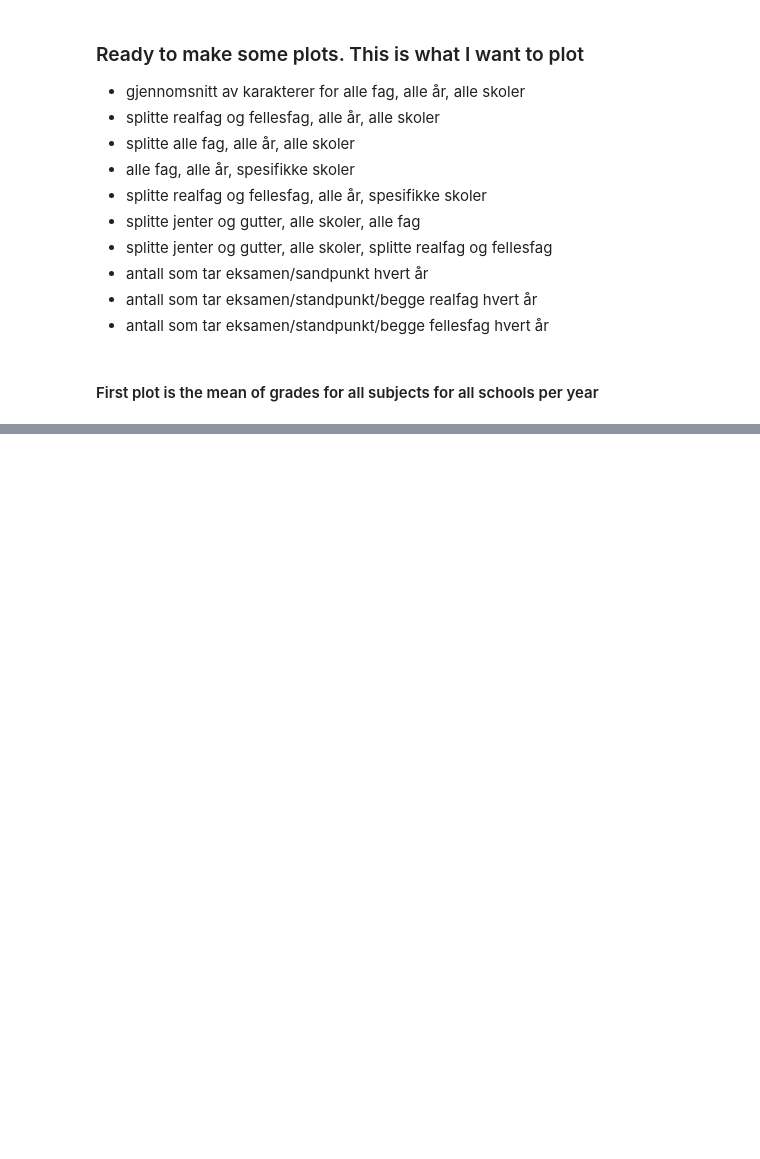
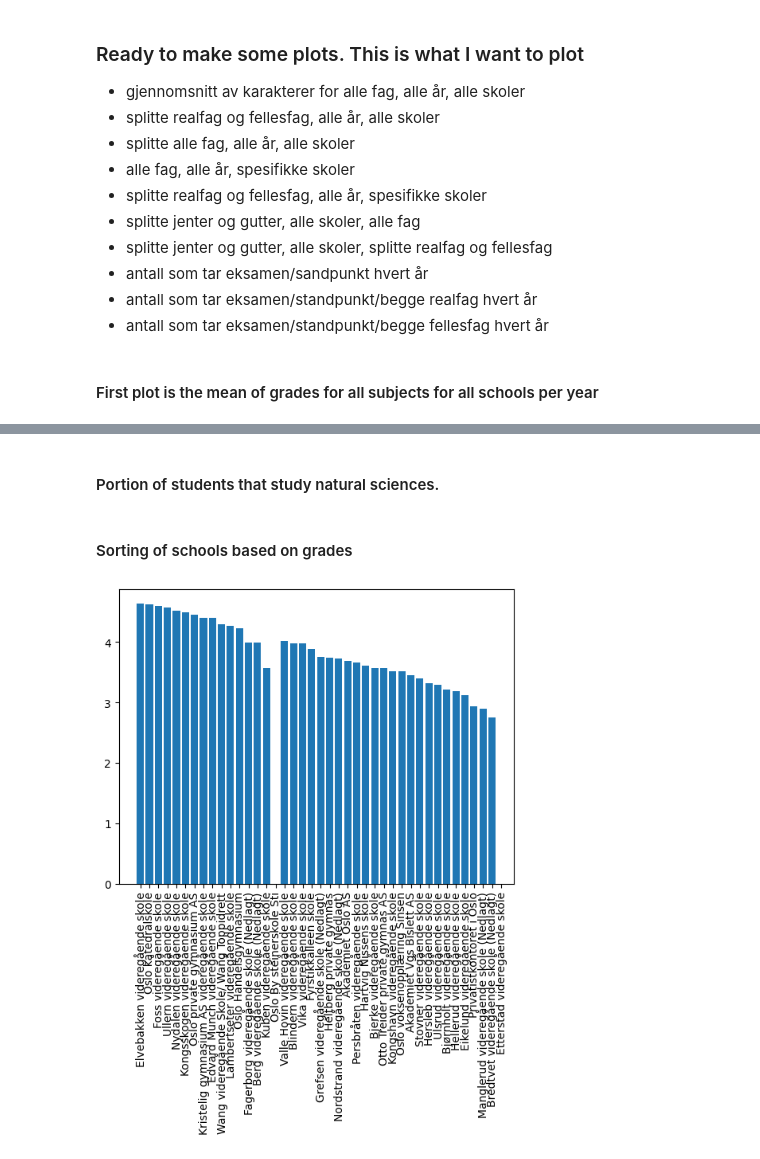
Before and after one commit to kajassandnes/high_school_grades, a Jupyter notebook: analysis_.ipynb, the cells around one changed output, grey strips where cells are left out. Drawn from its saved outputs; the diff is of its cells as text; code cells hidden in the pictures; blank space fills up the shorter version.

```diff
--- a/analysis_.ipynb
+++ b/analysis_.ipynb
@@ -343,0 +452,25 @@ plt.show()
+# %% [markdown]
+#### Portion of students that study natural sciences.
+# %% [markdown]
+#### Sorting of schools based on grades
+# %%
+schools = oslo_data["Skolenavn"].unique().tolist()
+schools.pop(0) # removing "alle skoler"
+
+sk = [c for c in oslo_data.columns if ".SK" in c and ".AK" in c] # sk=snittkarakter
+ae_sk = [c for c in oslo_data.columns if ".AE" in c and ".AK" in c] # ae_sk=antall elever snittkarakter
+
+school_grades = []
+
+for school in schools:
+    school_rows = oslo_data[oslo_data["Skolenavn"] == school]
+    school_grades.append(school_rows[sk].mean().mean())
+
+sort = sorted(zip(schools, school_grades), key=lambda x: x[1], reverse=True)
+schools, school_grades = zip(*sort)
+
+plt.bar(schools, school_grades)
+plt.xticks(rotation=90)
+plt.show()
+# %% [output]
+[figure, added]
```
Also changed, not shown: parts of 9 cells of this notebook.
